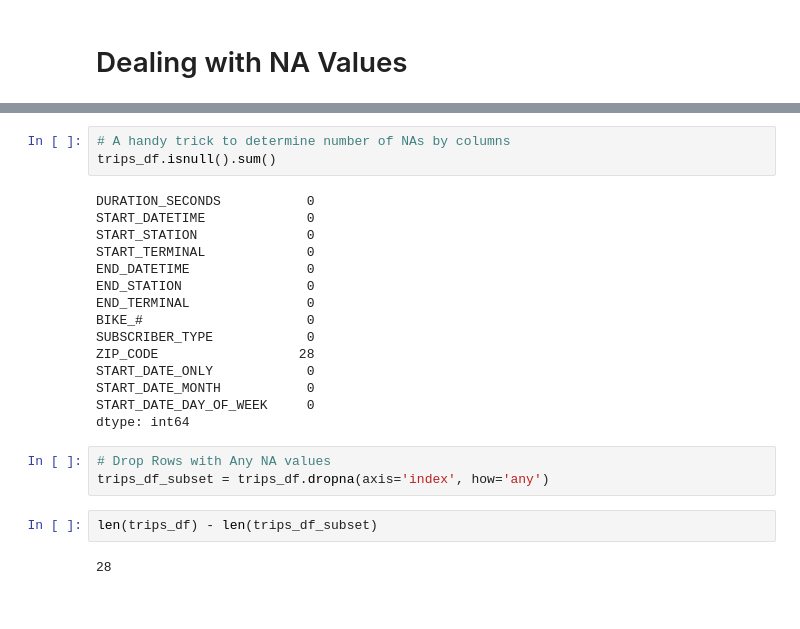
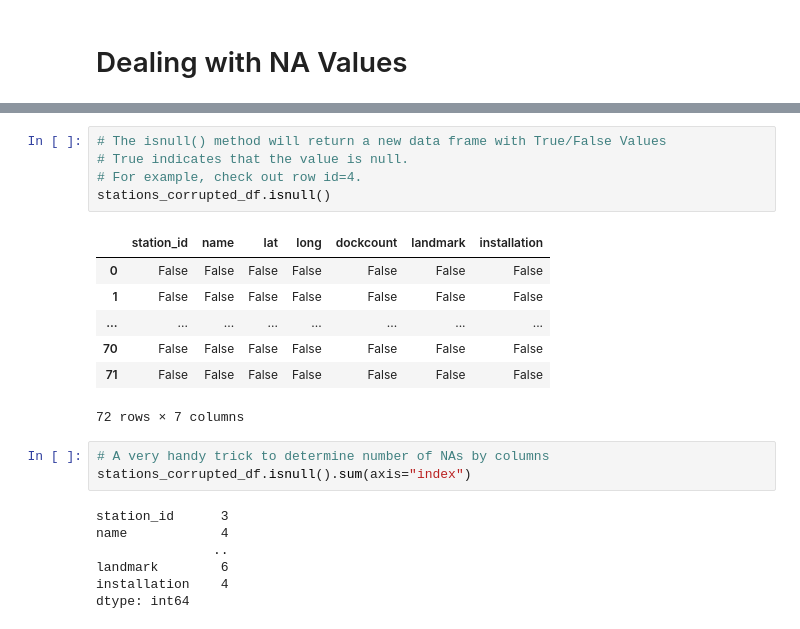
Before and after one commit to ecerami/pandas_essentials, a Jupyter notebook: 4_wrangling_part1.ipynb, the cells around one changed output, grey strips where cells are left out. Saved outputs shown, nothing was run; the diff lists cells and outputs as text.

```diff
--- a/4_wrangling_part1.ipynb
+++ b/4_wrangling_part1.ipynb
@@ -194,25 +214,23 @@ trips_df.head()
+# %%
+# The isnull() method will return a new data frame with True/False Values
+# True indicates that the value is null.
+# For example, check out row id=4.
+stations_corrupted_df.isnull()
+# %% [output]
+|  | station_id | name | lat | long | dockcount | landmark | installation |
+| 0 | False | False | False | False | False | False | False |
+| 1 | False | False | False | False | False | False | False |
+| ... | ... | ... | ... | ... | ... | ... | ... |
+| 70 | False | False | False | False | False | False | False |
+| 71 | False | False | False | False | False | False | False |
+72 rows × 7 columns
 # %%
-# A handy trick to determine number of NAs by columns
-trips_df.isnull().sum()
+# A very handy trick to determine number of NAs by columns
+stations_corrupted_df.isnull().sum(axis="index")
 # %% [output]
-DURATION_SECONDS           0
-START_DATETIME             0
-START_STATION              0
-START_TERMINAL             0
-END_DATETIME               0
-END_STATION                0
-END_TERMINAL               0
-BIKE_#                     0
-SUBSCRIBER_TYPE            0
-ZIP_CODE                  28
-START_DATE_ONLY            0
-START_DATE_MONTH           0
-START_DATE_DAY_OF_WEEK     0
+station_id      3
+name            4
+               ..
+landmark        6
+installation    4
 dtype: int64
-# %%
-# Drop Rows with Any NA values
-trips_df_subset = trips_df.dropna(axis='index', how='any')
-# %%
-len(trips_df) - len(trips_df_subset)
-# %% [output]
-28
```
Also changed, not shown: parts of 37 cells of this notebook, 3 other files.
